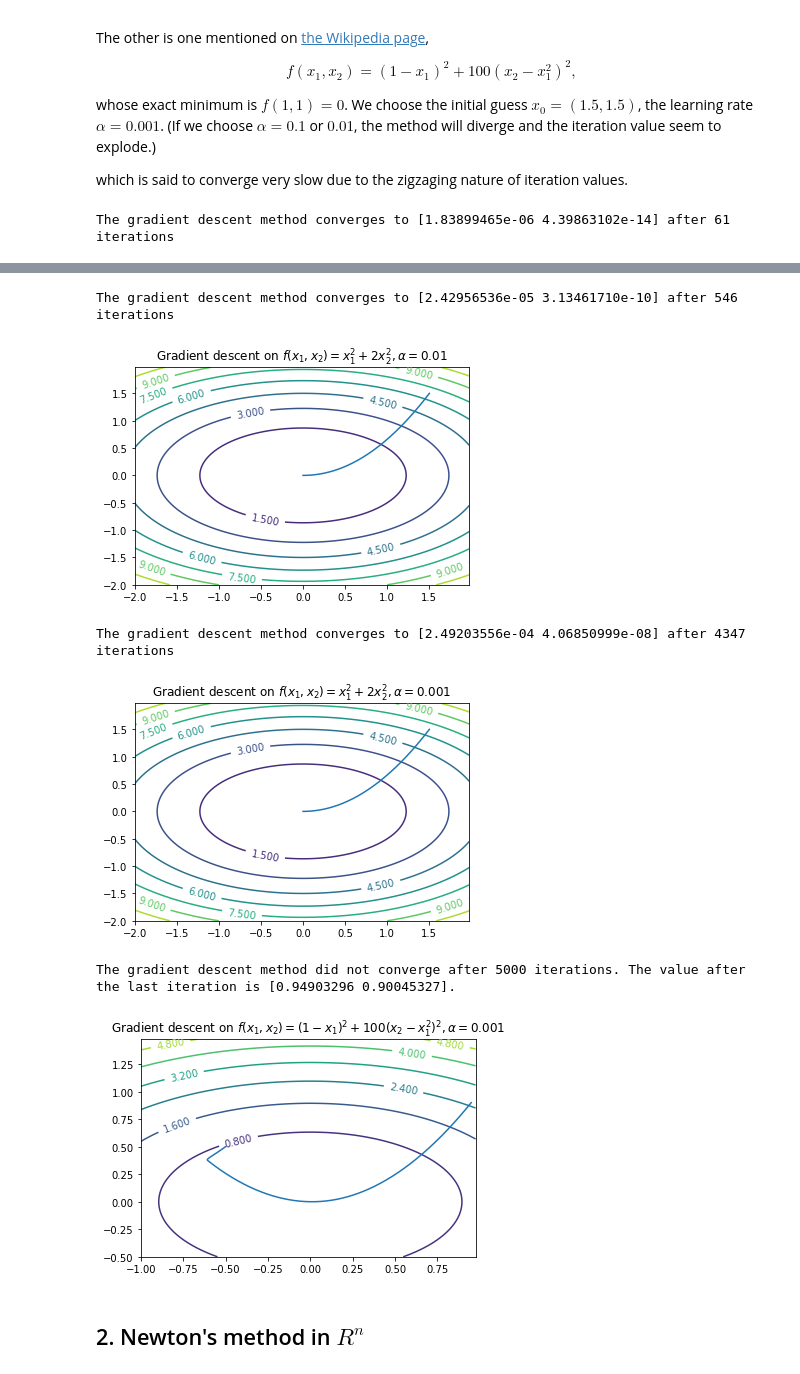
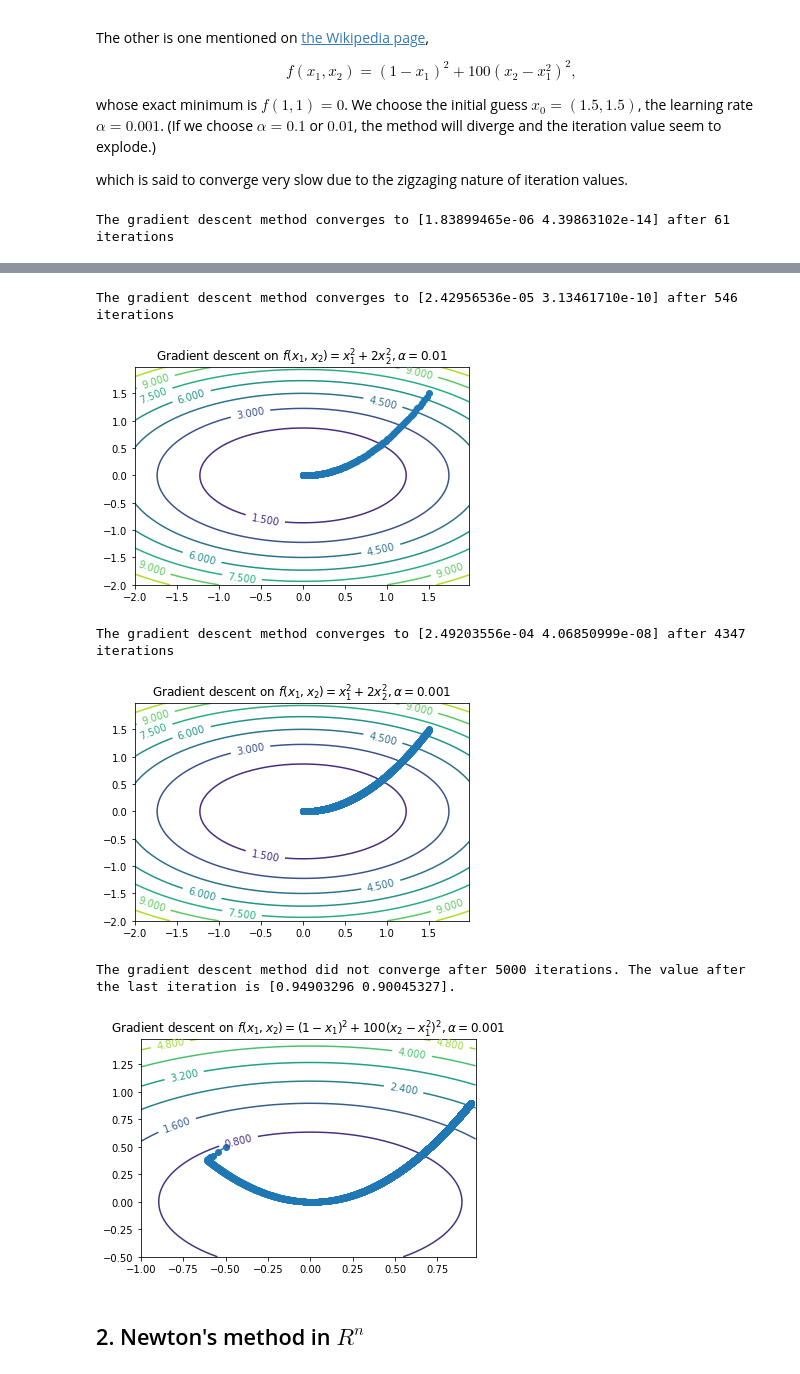
Before and after one commit to johanhoffman/DD2363_VT21, a Jupyter notebook: Lab_7/Lab7_YinengWang.ipynb, the cells around one changed output, grey strips where cells are left out. Drawn from its saved outputs; the diff is of its cells as text; code cells hidden in the pictures.

```diff
--- a/Lab_7/Lab7_YinengWang.ipynb
+++ b/Lab_7/Lab7_YinengWang.ipynb
@@ -190,7 +190,7 @@ def test_gradient_descent(f, grad, x0, alpha, max_iter, x_start, x_end, y_start,
         print(f'The gradient descent method did not converge after {n_iter} iterations. The value after the last iteration is {xn}.')
     # Plot the trajactory of gradient descent
     x, y = np.array(out).T
-    ax.plot(x, y)
+    ax.plot(x, y, '-o')
     ax.set_title(f'Gradient descent on {f_expr}')
 
     plt.show()
@@ -226,9 +226,9 @@ The gradient descent method converges to [1.83899465e-06 4.39863102e-14] after 6
 The gradient descent method converges to [2.42956536e-05 3.13461710e-10] after 546 iterations
-[figure, old version]
+[figure, new version]
 The gradient descent method converges to [2.49203556e-04 4.06850999e-08] after 4347 iterations
-[figure, old version]
+[figure, new version]
 The gradient descent method did not converge after 5000 iterations. The value after the last iteration is [0.94903296 0.90045327].
-[figure, old version]
+[figure, new version]
 # %% [markdown]
 ## 2. Newton's method in $R^n$
 # %% [markdown]
```
Also changed, not shown: parts of 2 cells of this notebook.
